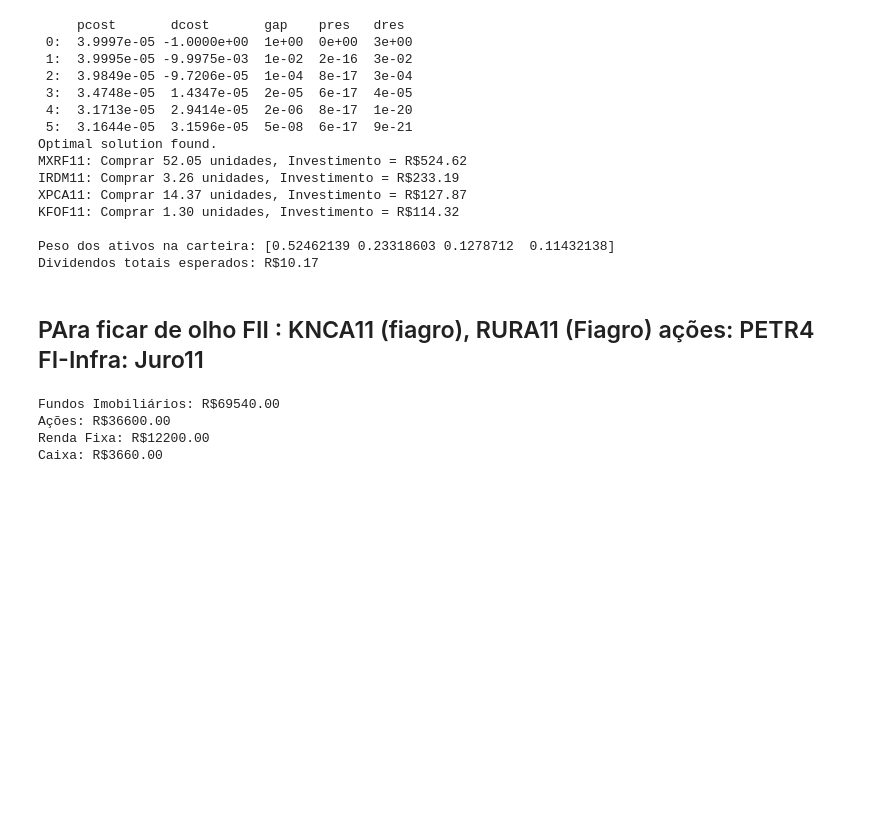
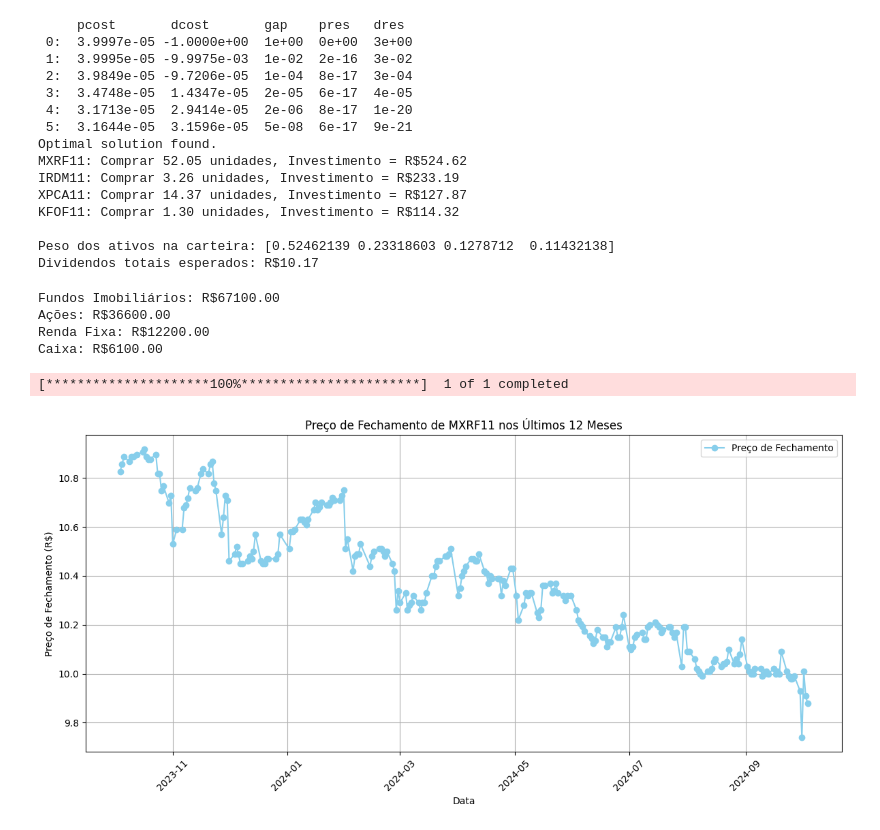
Before and after one commit to JulianotCosta/Dictionary_IA, a Jupyter notebook: Cópia_de_cotação_de_ações_e_FII.ipynb, the cells around one changed output. Drawn from its saved outputs; the diff is of its cells as text; code cells hidden in the pictures; blank space fills up the shorter version.

```diff
--- a/Cópia_de_cotação_de_ações_e_FII.ipynb
+++ b/Cópia_de_cotação_de_ações_e_FII.ipynb
@@ -789,21 +864,15 @@ KFOF11: Comprar 1.30 unidades, Investimento = R$114.32
 
 Peso dos ativos na carteira: [0.52462139 0.23318603 0.1278712  0.11432138]
 Dividendos totais esperados: R$10.17
-# %% [markdown]
-PAra ficar de olho
-FII : KNCA11 (fiagro), RURA11 (Fiagro)
-ações: PETR4
-FI-Infra: Juro11
----
 # %%
 # Definir o valor total
 valor_total = 122000
 
 # Definir as porcentagens
-percentual_fundos_imobiliarios = 0.57
+percentual_fundos_imobiliarios = 0.55
 percentual_acoes = 0.30
 percentual_renda_fixa = 0.10
-percentual_caixa = 0.03
+percentual_caixa = 0.05
 
 # Calcular os valores proporcionais
 valor_fundos_imobiliarios = valor_total * percentual_fundos_imobiliarios
@@ -817,7 +886,41 @@ print(f"Ações: R${valor_acoes:.2f}")
 print(f"Renda Fixa: R${valor_renda_fixa:.2f}")
 print(f"Caixa: R${valor_caixa:.2f}")
 # %% [output]
-Fundos Imobiliários: R$69540.00
+Fundos Imobiliários: R$67100.00
 Ações: R$36600.00
 Renda Fixa: R$12200.00
-Caixa: R$3660.00
+Caixa: R$6100.00
+# %%
+import yfinance as yf
+import pandas as pd
+import matplotlib.pyplot as plt
+
+# Define o ticker do ativo
+ticker = "MXRF11.SA"
+
+# Obtém os dados históricos do ativo nos últimos 12 meses
+dados_historicos = yf.download(ticker, period="1y", interval="1d")
+
+# Verifica se os dados foram obtidos corretamente
+if not dados_historicos.empty:
+    # Cria um DataFrame apenas com a coluna 'Close'
+    fechamento = dados_historicos['Close']
+
+    # Plota o gráfico de linha
+    plt.figure(figsize=(12, 6))
+    plt.plot(fechamento.index, fechamento, marker='o', color='skyblue', label='Preço de Fechamento')
+    plt.title('Preço de Fechamento de MXRF11 nos Últimos 12 Meses')
+    plt.xlabel('Data')
+    plt.ylabel('Preço de Fechamento (R$)')
+    plt.xticks(rotation=45)
+    plt.grid()
+    plt.legend()
+
+    # Exibe o gráfico
+    plt.tight_layout()
+    plt.show()
+else:
+    print("Não foram encontrados dados para o ativo.")
+# %% [output]
+[*********************100%***********************]  1 of 1 completed
+[figure, added]
```
Also changed, not shown: parts of 16 cells of this notebook.
